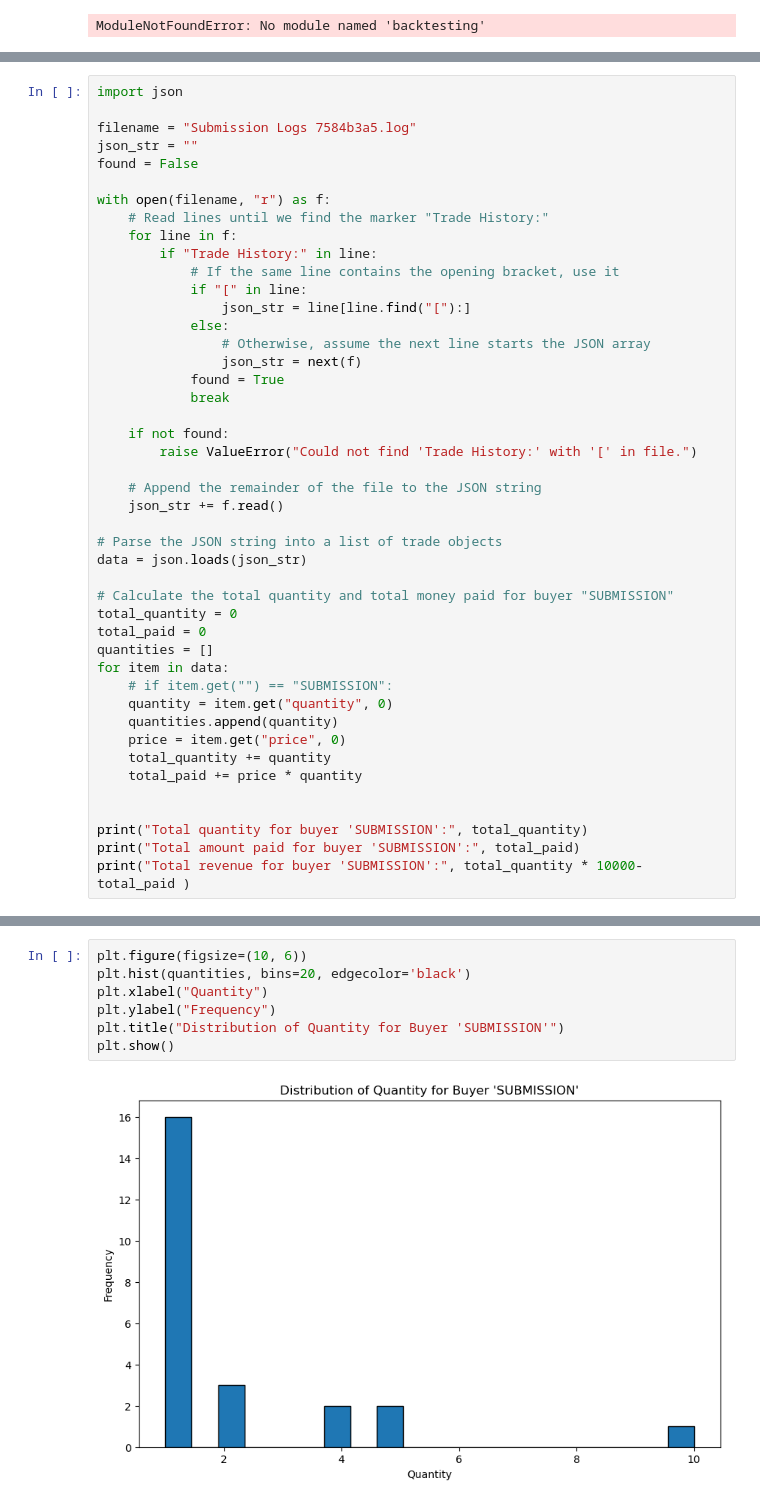
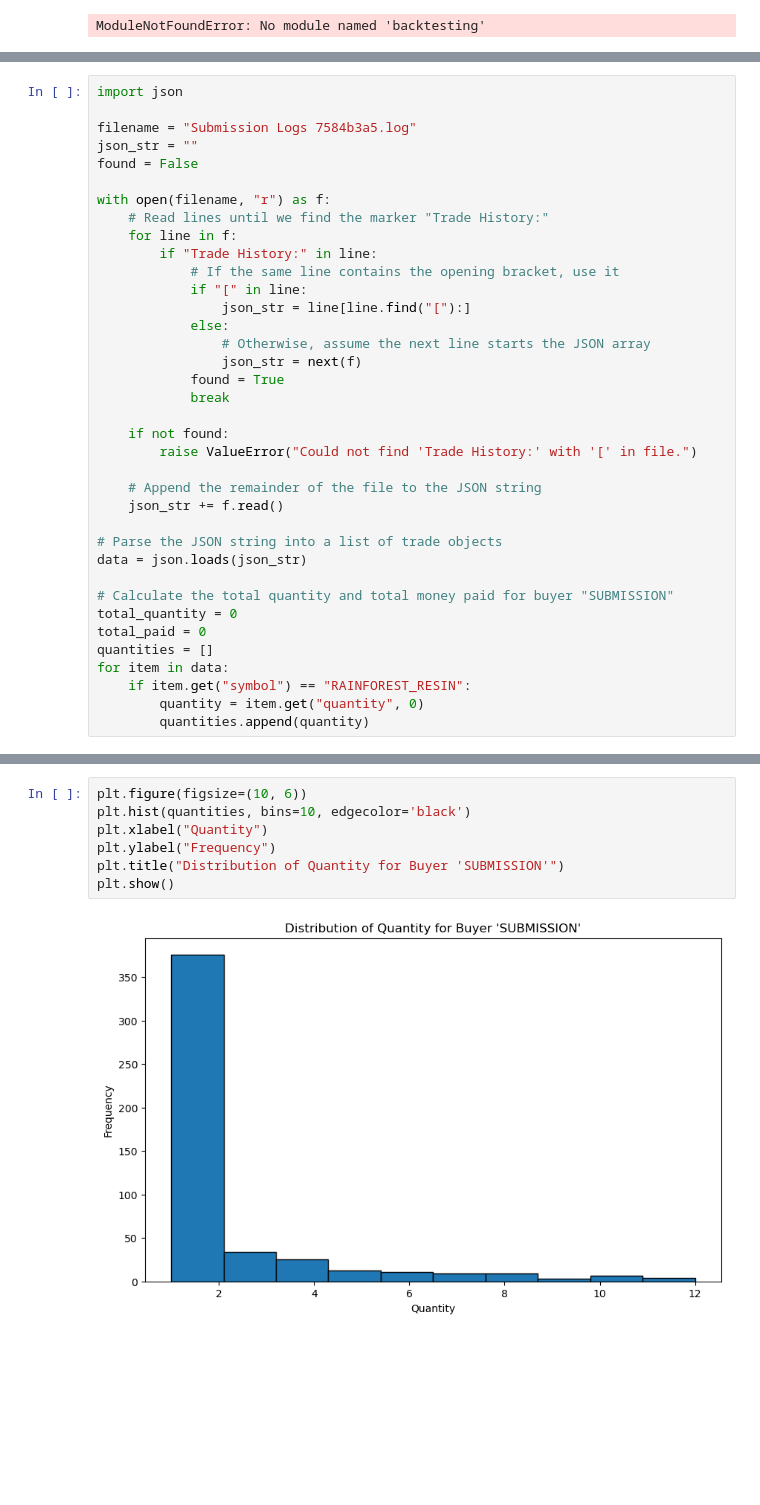
Before and after one commit to UlrichVestuche/IMC-Prosperity-3, a Jupyter notebook: Tutorial/data.ipynb, the cells around one changed output, grey strips where cells are left out. Saved outputs shown, nothing was run; the diff lists cells and outputs as text; blank space fills up the shorter version.

```diff
--- a/Tutorial/data.ipynb
+++ b/Tutorial/data.ipynb
@@ -222,14 +222,6 @@ total_quantity = 0
 total_paid = 0
 quantities = []
 for item in data:
-    # if item.get("") == "SUBMISSION":
-    quantity = item.get("quantity", 0)
-    quantities.append(quantity)
-    price = item.get("price", 0)
-    total_quantity += quantity
-    total_paid += price * quantity
-
-
-print("Total quantity for buyer 'SUBMISSION':", total_quantity)
-print("Total amount paid for buyer 'SUBMISSION':", total_paid)
-print("Total revenue for buyer 'SUBMISSION':", total_quantity * 10000- total_paid )
+    if item.get("symbol") == "RAINFOREST_RESIN":
+        quantity = item.get("quantity", 0)
+        quantities.append(quantity)
@@ -240,9 +228,9 @@ Total revenue for buyer 'SUBMISSION': 14654073
 # %%
 plt.figure(figsize=(10, 6))
-plt.hist(quantities, bins=20, edgecolor='black')
+plt.hist(quantities, bins=10, edgecolor='black')
 plt.xlabel("Quantity")
 plt.ylabel("Frequency")
 plt.title("Distribution of Quantity for Buyer 'SUBMISSION'")
 plt.show()
 # %% [output]
-[figure, old version]
+[figure, new version]
```
Also changed, not shown: parts of 4 cells of this notebook, 1 other file.
